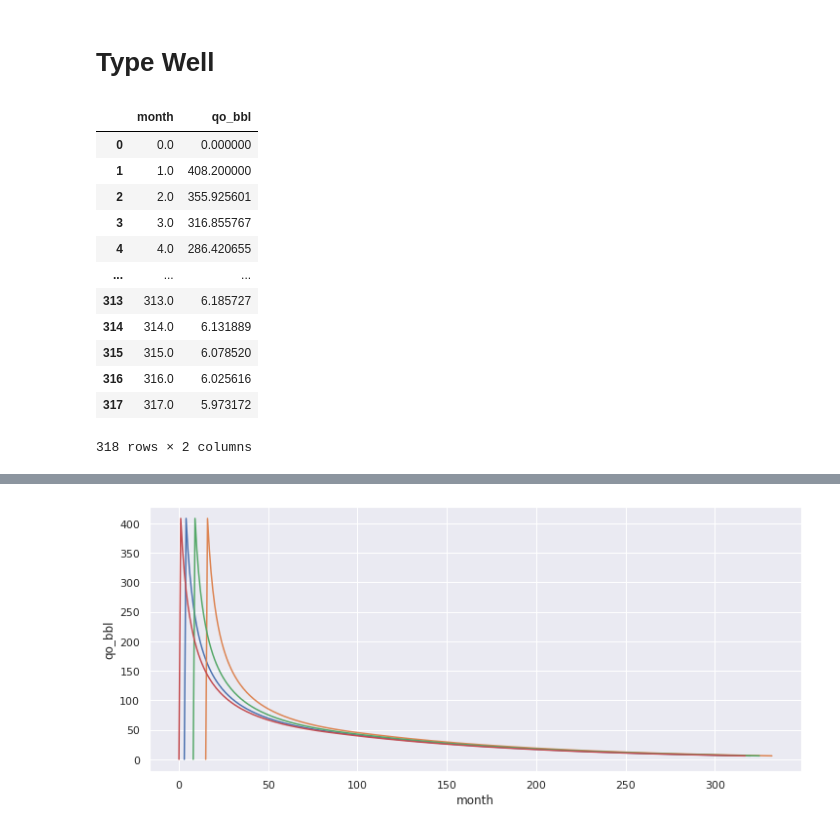
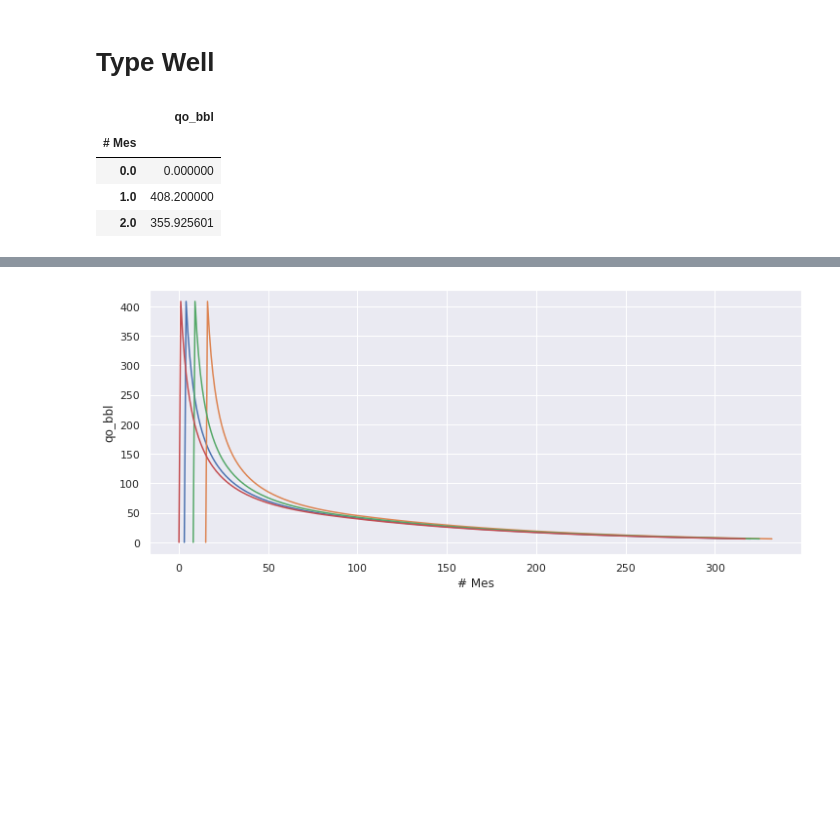
Before and after one commit to Giovita/montecarlo_ffd, a Jupyter notebook: notebooks/montecarlo_ffd.ipynb, the cells around one changed output, grey strips where cells are left out. Cells and saved outputs as stored; diff of their text form; code cells hidden in the pictures; blank space fills up the shorter version.

```diff
--- a/notebooks/montecarlo_ffd.ipynb
+++ b/notebooks/montecarlo_ffd.ipynb
@@ -8,24 +8,16 @@ sns.set_theme(style='darkgrid')
 # %% [markdown]
 # Type Well
 # %%
-file = 'data/Probabilisticobase.xlsm'
-df_pt = pd.read_excel(file, sheet_name='PT', header=3) #, index_col='# Mes')
-df_pt.rename(columns={'Qo(Bbl)': 'qo_bbl', '# Mes': 'month'}, inplace=True)
-df_pt
+file = "../data/Probabilisticobase.xlsm"
+df_pt = pd.read_excel(file, sheet_name="PT", header=3, index_col="# Mes")
+df_pt.rename(columns={"Qo(Bbl)": "qo_bbl"}, inplace=True)
+df_pt.head(3)
 # %% [output]
-|  | month | qo_bbl |
-| 0 | 0.0 | 0.000000 |
-| 1 | 1.0 | 408.200000 |
-| 2 | 2.0 | 355.925601 |
-| 3 | 3.0 | 316.855767 |
-| 4 | 4.0 | 286.420655 |
-| ... | ... | ... |
-| 313 | 313.0 | 6.185727 |
-| 314 | 314.0 | 6.131889 |
-| 315 | 315.0 | 6.078520 |
-| 316 | 316.0 | 6.025616 |
-| 317 | 317.0 | 5.973172 |
+|  | qo_bbl |
+| # Mes |  |
+| 0.0 | 0.000000 |
+| 1.0 | 408.200000 |
+| 2.0 | 355.925601 |
-318 rows × 2 columns
 # %%
 df_pt.describe()
 # %% [output]
```
Also changed, not shown: parts of 19 cells of this notebook.
